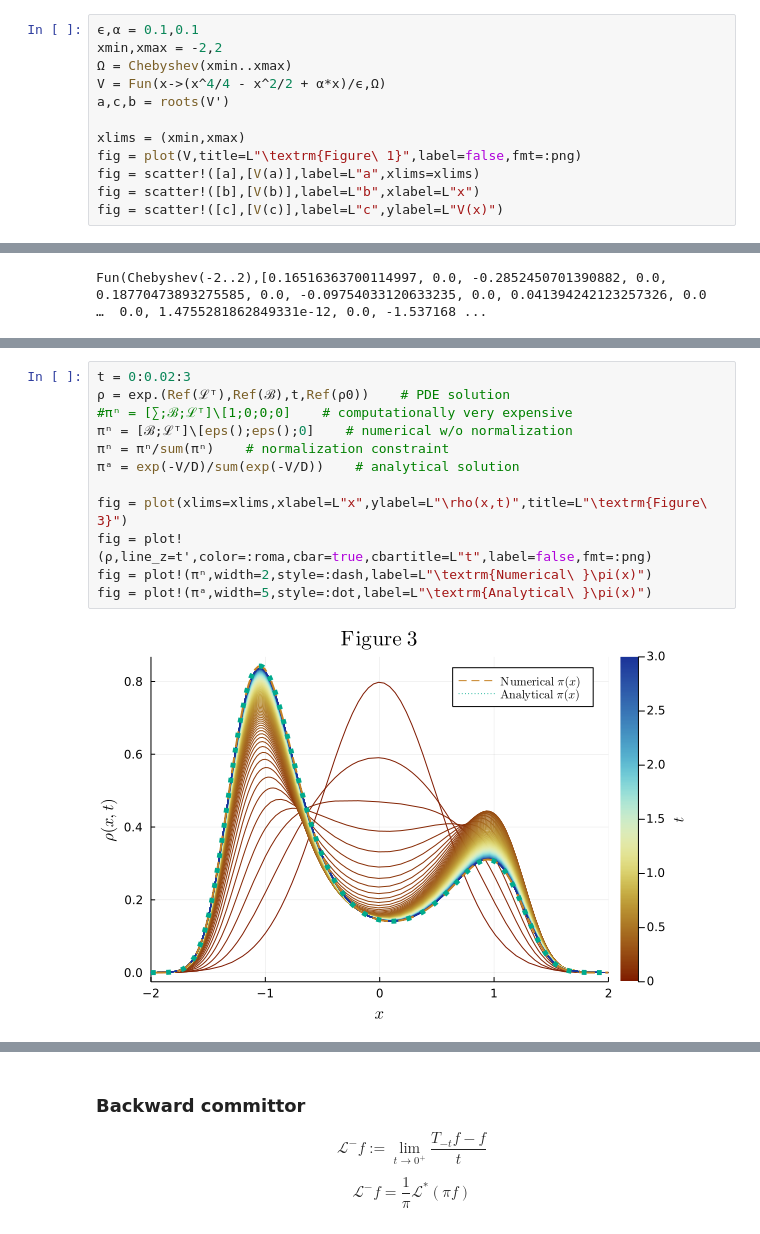
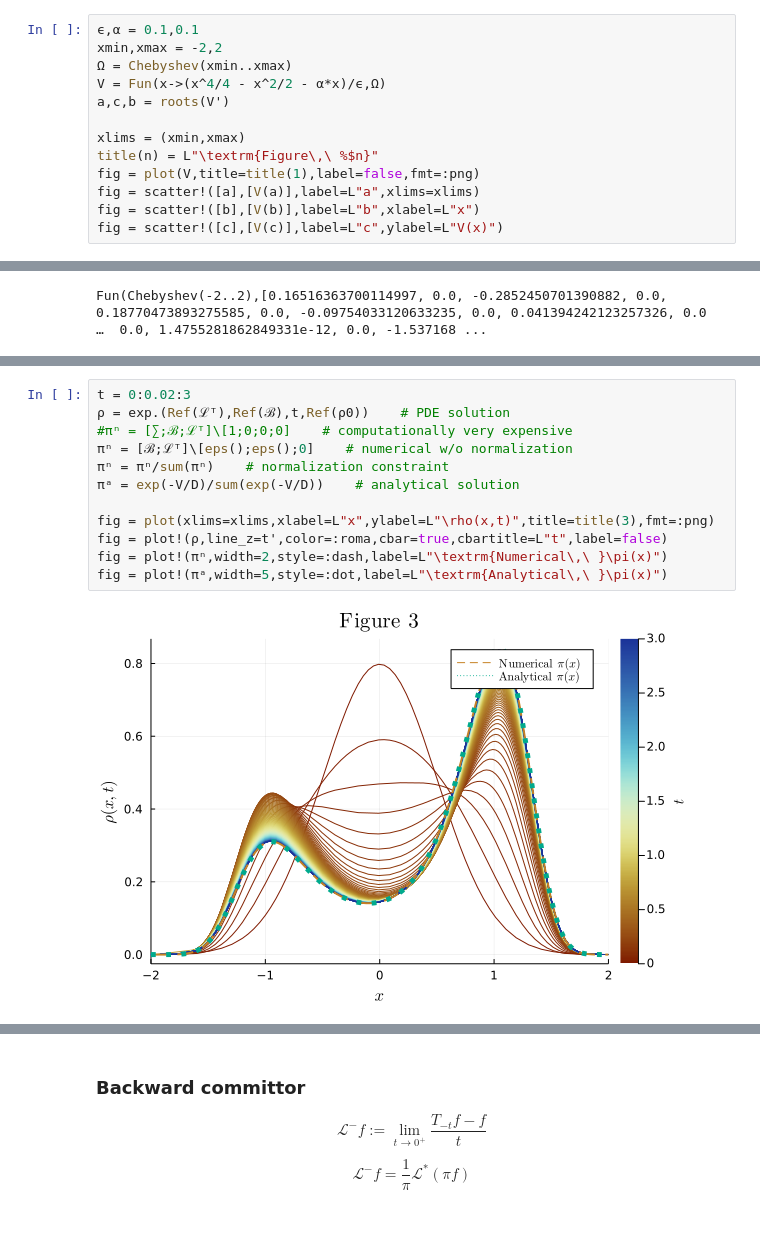
Before and after one commit to mjyshin/math-tutorials, a Jupyter notebook: transition_path.ipynb, the cells around one changed output, grey strips where cells are left out. Cells and saved outputs as stored; diff of their text form.

```diff
--- a/transition_path.ipynb
+++ b/transition_path.ipynb
@@ -107,11 +107,12 @@ where $V(x) = \frac{1}{\epsilon}\left(\frac{x^4}{4} - \frac{x^2}{2} - \alpha x\r
 ϵ,α = 0.1,0.1
 xmin,xmax = -2,2
 Ω = Chebyshev(xmin..xmax)
-V = Fun(x->(x^4/4 - x^2/2 + α*x)/ϵ,Ω)
+V = Fun(x->(x^4/4 - x^2/2 - α*x)/ϵ,Ω)
 a,c,b = roots(V')
 
 xlims = (xmin,xmax)
-fig = plot(V,title=L"\textrm{Figure\ 1}",label=false,fmt=:png)
+title(n) = L"\textrm{Figure\,\ %$n}"
+fig = plot(V,title=title(1),label=false,fmt=:png)
 fig = scatter!([a],[V(a)],label=L"a",xlims=xlims)
 fig = scatter!([b],[V(b)],label=L"b",xlabel=L"x")
 fig = scatter!([c],[V(c)],label=L"c",ylabel=L"V(x)")
@@ -238,15 +239,15 @@ where $Z = \int_\Omega e^{-\frac{V(x)}{D}}\,\text{d}x$ is the partition function
 # %%
 t = 0:0.02:3
 ρ = exp.(Ref(ℒᵀ),Ref(ℬ),t,Ref(ρ0))    # PDE solution
 #πⁿ = [∑;ℬ;ℒᵀ]\[1;0;0;0]    # computationally very expensive
 πⁿ = [ℬ;ℒᵀ]\[eps();eps();0]    # numerical w/o normalization
 πⁿ = πⁿ/sum(πⁿ)    # normalization constraint
 πᵃ = exp(-V/D)/sum(exp(-V/D))    # analytical solution
 
-fig = plot(xlims=xlims,xlabel=L"x",ylabel=L"\rho(x,t)",title=L"\textrm{Figure\ 3}")
-fig = plot!(ρ,line_z=t',color=:roma,cbar=true,cbartitle=L"t",label=false,fmt=:png)
-fig = plot!(πⁿ,width=2,style=:dash,label=L"\textrm{Numerical\ }\pi(x)")
-fig = plot!(πᵃ,width=5,style=:dot,label=L"\textrm{Analytical\ }\pi(x)")
+fig = plot(xlims=xlims,xlabel=L"x",ylabel=L"\rho(x,t)",title=title(3),fmt=:png)
+fig = plot!(ρ,line_z=t',color=:roma,cbar=true,cbartitle=L"t",label=false)
+fig = plot!(πⁿ,width=2,style=:dash,label=L"\textrm{Numerical\,\ }\pi(x)")
+fig = plot!(πᵃ,width=5,style=:dot,label=L"\textrm{Analytical\,\ }\pi(x)")
 # %% [output]
-[figure, old version]
+[figure, new version]
 # %% [markdown]
```
Also changed, not shown: parts of 32 cells of this notebook.
